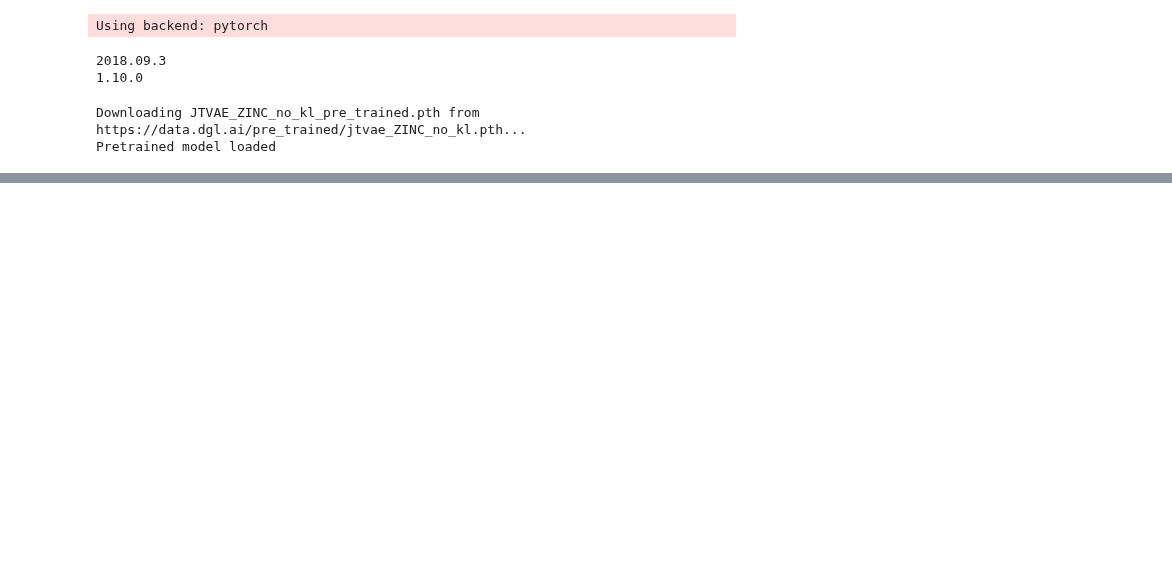
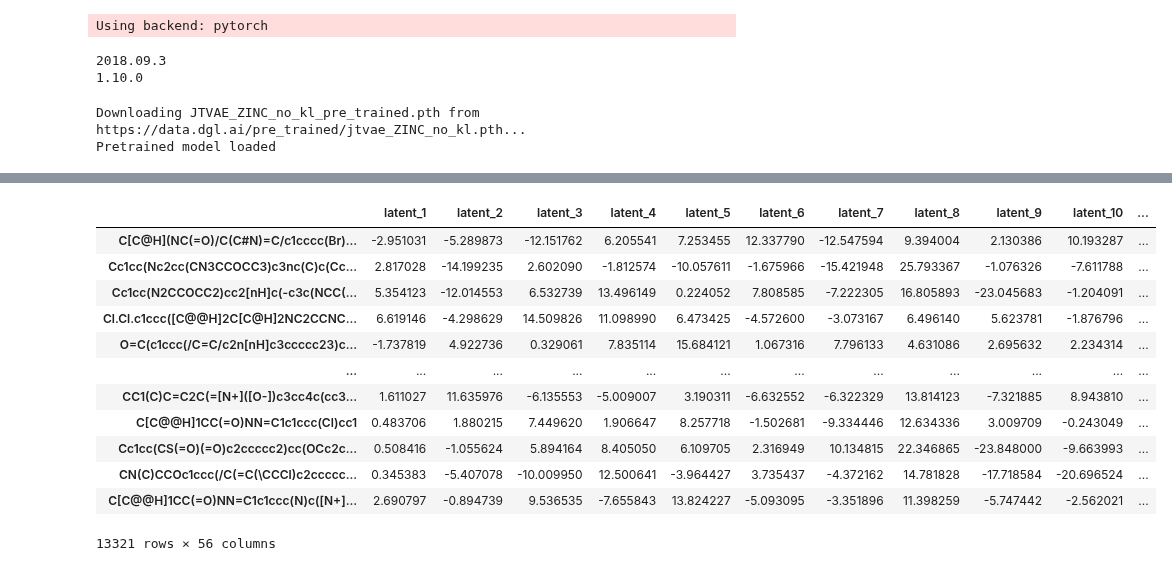
Before and after one commit to theislab/chemCPA, a Jupyter notebook: embeddings/jtvae/generate_embeddings.ipynb, the cells around one changed output, grey strips where cells are left out. Cells and saved outputs as stored; diff of their text form; code cells hidden in the pictures; blank space fills up the shorter version.

Commit message:
Add first bad jtvae embedding

```diff
--- a/embeddings/jtvae/generate_embeddings.ipynb
+++ b/embeddings/jtvae/generate_embeddings.ipynb
@@ -35,16 +40,21 @@ x.to_csv("recanonicalized.smiles", index=False, header=None)
 # %%
-dataset = JTVAEDataset("recanonicalized.smiles", vocab=model.vocab, training=False)
-collator =JTVAECollator(training=False)
-dataloader = torch.utils.data.DataLoader(dataset, batch_size=1, shuffle=False,collate_fn=collator, drop_last=True)
+dataset = JTVAEDataset("kekuleSmiles.smiles", vocab=model.vocab, training=False)
+collator = JTVAECollator(training=False)
+dataloader = torch.utils.data.DataLoader(dataset, batch_size=1, shuffle=False, collate_fn=collator, drop_last=True)
 # %%
 get_data = lambda idx: collator([dataset[idx]])
 errors = []
+smiles = []
+latents = []
 for i in tqdm(range(len(dataset))):
     try:
         _, batch_tree_graphs, batch_mol_graphs = get_data(i)
         batch_tree_graphs = batch_tree_graphs.to("cuda")
         batch_mol_graphs = batch_mol_graphs.to("cuda")
-        _, tree_vec, mol_vec = model.encode(batch_tree_graphs, batch_mol_graphs)
+        with torch.no_grad():
+            _, tree_vec, mol_vec = model.encode(batch_tree_graphs, batch_mol_graphs)
         latent = torch.cat([model.T_mean(tree_vec), model.G_mean(mol_vec)], dim=1)
+        latents.append(latent)
+        smiles.append(dataset.data[i])
     except Exception as e:
         errors.append(e)
@@ -98,0 +87,21 @@ torch.Size([1, 56])
+# %%
+np_latents = [latent.squeeze().cpu().detach().numpy() for latent in latents]
+final_df = pd.DataFrame(np_latents, index=smiles,
+             columns=[f"latent_{i + 1}" for i in range(np_latents[0].shape[0])])
+final_df.to_parquet("data/jtvae_dgl.parquet")
+# %%
+final_df
+# %% [output]
+|  | latent_1 | latent_2 | latent_3 | latent_4 | latent_5 | latent_6 | latent_7 | latent_8 | latent_9 | latent_10 | ... |
+| C[C@H](NC(=O)/C(C#N)=C/c1cccc(Br)... | -2.951031 | -5.289873 | -12.151762 | 6.205541 | 7.253455 | 12.337790 | -12.547594 | 9.394004 | 2.130386 | 10.193287 | ... |
+| Cc1cc(Nc2cc(CN3CCOCC3)c3nc(C)c(Cc... | 2.817028 | -14.199235 | 2.602090 | -1.812574 | -10.057611 | -1.675966 | -15.421948 | 25.793367 | -1.076326 | -7.611788 | ... |
+| Cc1cc(N2CCOCC2)cc2[nH]c(-c3c(NCC(... | 5.354123 | -12.014553 | 6.532739 | 13.496149 | 0.224052 | 7.808585 | -7.222305 | 16.805893 | -23.045683 | -1.204091 | ... |
+| Cl.Cl.c1ccc([C@@H]2C[C@H]2NC2CCNC... | 6.619146 | -4.298629 | 14.509826 | 11.098990 | 6.473425 | -4.572600 | -3.073167 | 6.496140 | 5.623781 | -1.876796 | ... |
+| O=C(c1ccc(/C=C/c2n[nH]c3ccccc23)c... | -1.737819 | 4.922736 | 0.329061 | 7.835114 | 15.684121 | 1.067316 | 7.796133 | 4.631086 | 2.695632 | 2.234314 | ... |
+| ... | ... | ... | ... | ... | ... | ... | ... | ... | ... | ... | ... |
+| CC1(C)C=C2C(=[N+]([O-])c3cc4c(cc3... | 1.611027 | 11.635976 | -6.135553 | -5.009007 | 3.190311 | -6.632552 | -6.322329 | 13.814123 | -7.321885 | 8.943810 | ... |
+| C[C@@H]1CC(=O)NN=C1c1ccc(Cl)cc1 | 0.483706 | 1.880215 | 7.449620 | 1.906647 | 8.257718 | -1.502681 | -9.334446 | 12.634336 | 3.009709 | -0.243049 | ... |
+| Cc1cc(CS(=O)(=O)c2ccccc2)cc(OCc2c... | 0.508416 | -1.055624 | 5.894164 | 8.405050 | 6.109705 | 2.316949 | 10.134815 | 22.346865 | -23.848000 | -9.663993 | ... |
+| CN(C)CCOc1ccc(/C(=C(\CCCl)c2ccccc... | 0.345383 | -5.407078 | -10.009950 | 12.500641 | -3.964427 | 3.735437 | -4.372162 | 14.781828 | -17.718584 | -20.696524 | ... |
+| C[C@@H]1CC(=O)NN=C1c1ccc(N)c([N+]... | 2.690797 | -0.894739 | 9.536535 | -7.655843 | 13.824227 | -5.093095 | -3.351896 | 11.398259 | -5.747442 | -2.562021 | ... |
+13321 rows × 56 columns
```
Also changed, not shown: parts of 21 cells of this notebook, 1 other file.
